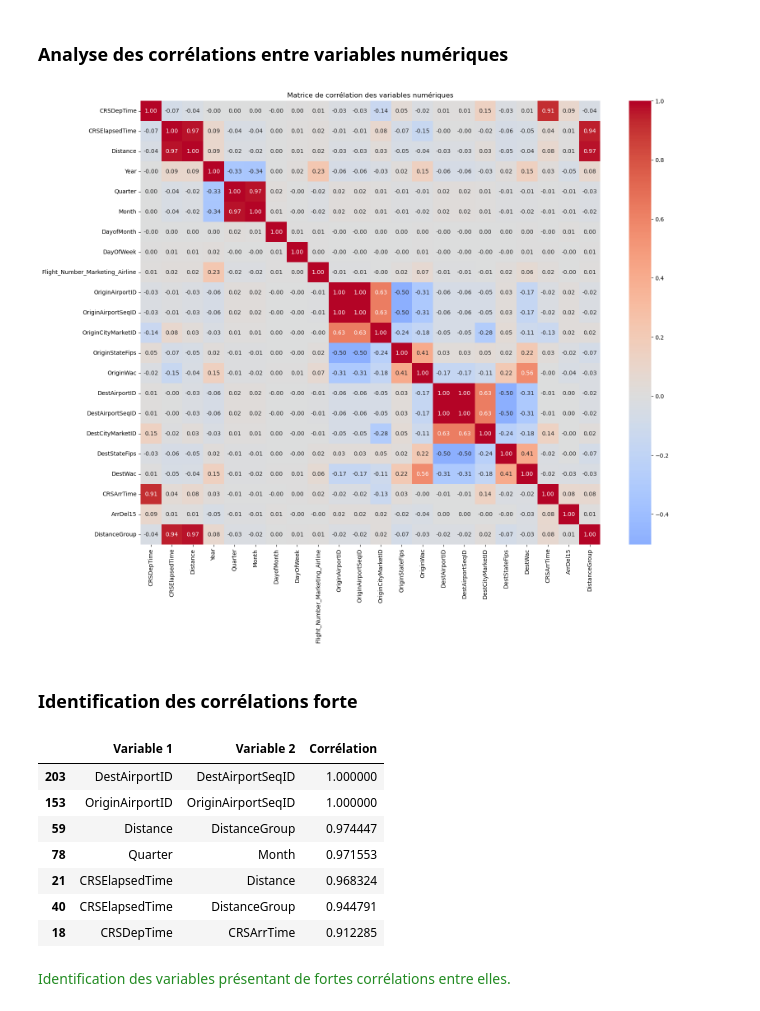
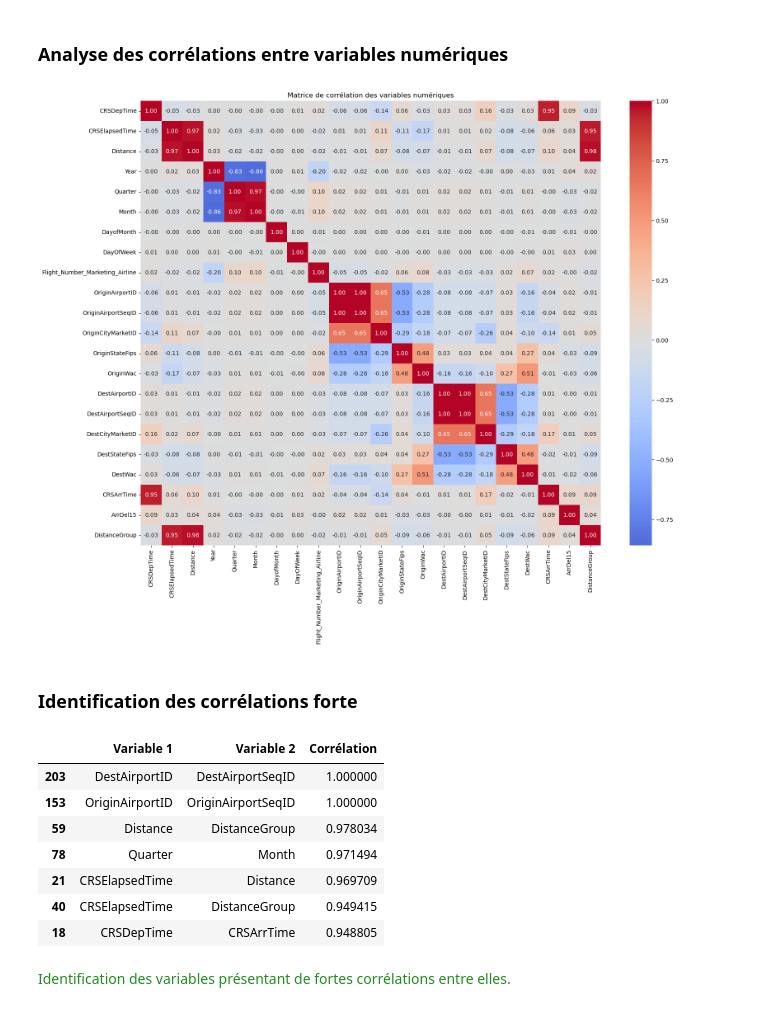
Before and after one commit to seguinx/Projet_Pr-diction_Avion-_retard, a Jupyter notebook: PROJET/Dataset/preselection.ipynb, the cells around one changed output. Drawn from its saved outputs; the diff is of its cells as text; code cells hidden in the pictures.

```diff
--- a/PROJET/Dataset/preselection.ipynb
+++ b/PROJET/Dataset/preselection.ipynb
@@ -14,0 +17,22 @@ print(df.shape)
+# %%
+# S'assurer que FlightDate est au format datetime
+df["FlightDate"] = pd.to_datetime(df["FlightDate"])
+
+# Identifier la dernière date disponible
+derniere_date = df["FlightDate"].max()
+
+# Déterminer la date limite (12 mois auparavant)
+date_limite = derniere_date - pd.DateOffset(years=1)
+
+# Conserver uniquement les 12 derniers mois
+df = df[df["FlightDate"] > date_limite].copy()
+
+# Trier les données chronologiquement
+df = df.sort_values("FlightDate").reset_index(drop=True)
+
+# Afficher les informations
+print("Période conservée :")
+print(df["FlightDate"].min(), "à", df["FlightDate"].max())
+
+print("\nNombre de lignes :", len(df))
+print("Nombre de variables :", len(df.columns))
@@ -225,7 +284,8 @@ leakage_cols = [
     "WeatherDelay",
     "NASDelay",
     "SecurityDelay",
-    "LateAircraftDelay"
+    "LateAircraftDelay",
+    "Tail_Number"
 ]
 
 # Supprimer uniquement les colonnes présentes dans le dataset
@@ -735,41 +659,41 @@ sns.heatmap(
 plt.title("Matrice de corrélation des variables numériques")
 plt.show()
 # %% [output]
-[figure, old version]
+[figure, new version]
 # %% [markdown]
 ### Identification des corrélations forte
 # %%
 # Seuil de corrélation
-threshold = 0.80
+threshold = 0.90
 
 # Garder uniquement le triangle supérieur pour éviter les doublons
 upper = corr_matrix.abs().where(
     np.triu(np.ones(corr_matrix.shape), k=1).astype(bool)
 )
 
 # Extraire les paires fortement corrélées
 high_corr = (
     upper.stack()
     .reset_index()
 )
 
 high_corr.columns = ["Variable 1", "Variable 2", "Corrélation"]
 
-# Garder les corrélations >= 0.80
+# Garder les corrélations >= 0.90
 high_corr = high_corr[
     high_corr["Corrélation"] >= threshold
 ].sort_values(by="Corrélation", ascending=False)
 
 display(high_corr)
 # %% [output]
 |  | Variable 1 | Variable 2 | Corrélation |
 | 203 | DestAirportID | DestAirportSeqID | 1.000000 |
 | 153 | OriginAirportID | OriginAirportSeqID | 1.000000 |
-| 59 | Distance | DistanceGroup | 0.974447 |
-| 78 | Quarter | Month | 0.971553 |
-| 21 | CRSElapsedTime | Distance | 0.968324 |
-| 40 | CRSElapsedTime | DistanceGroup | 0.944791 |
-| 18 | CRSDepTime | CRSArrTime | 0.912285 |
+| 59 | Distance | DistanceGroup | 0.978034 |
+| 78 | Quarter | Month | 0.971494 |
+| 21 | CRSElapsedTime | Distance | 0.969709 |
+| 40 | CRSElapsedTime | DistanceGroup | 0.949415 |
+| 18 | CRSDepTime | CRSArrTime | 0.948805 |
 # %% [markdown]
 <p style="color:#228B22;">Identification des variables présentant de fortes corrélations entre elles.</p>
 # %% [markdown]
```
Also changed, not shown: parts of 57 cells of this notebook, 9 other files.
